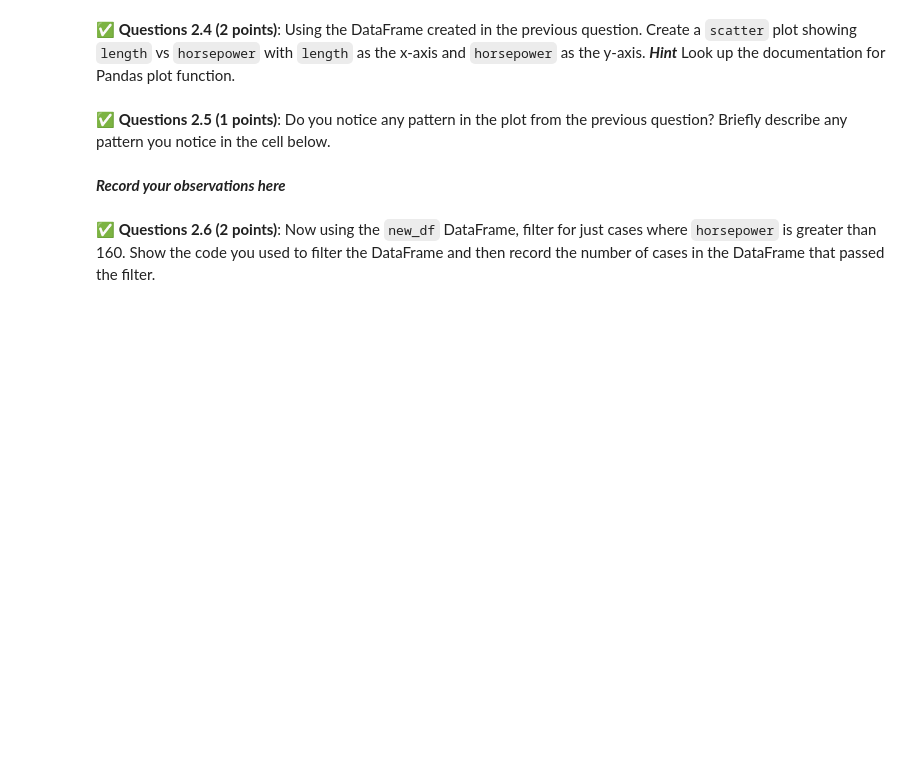
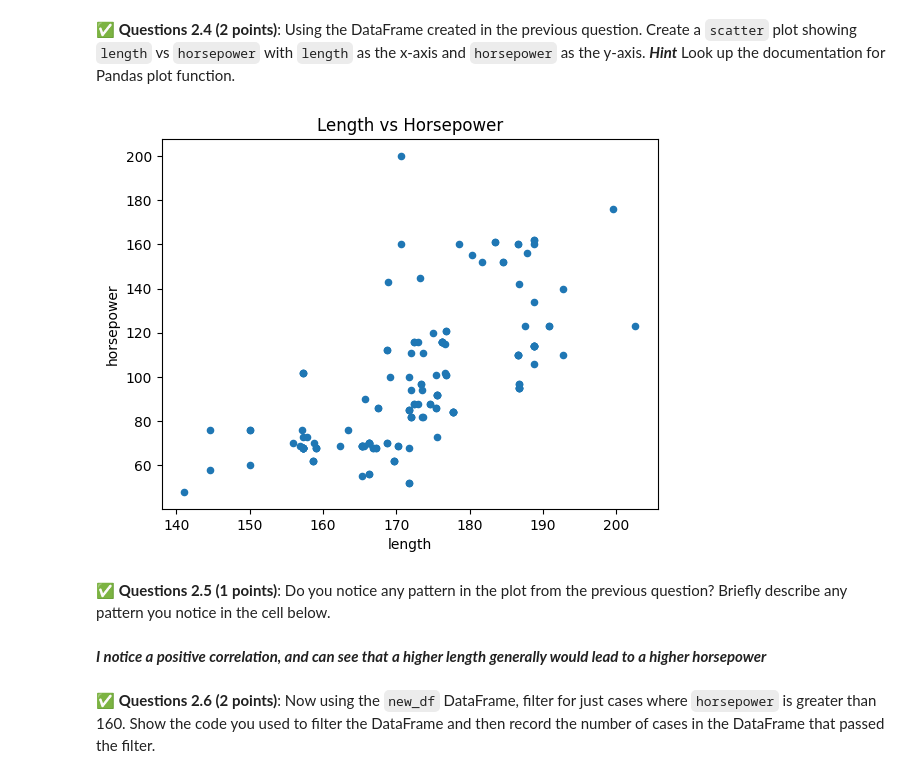
Before and after one commit to jshashank00/CMSE202-f24-turnin, a Jupyter notebook: hw-01/HW-01_GitPracticeDebuggingPythonPackagesAndClasses-STUDENT.ipynb, the cells around one changed output. Drawn from its saved outputs; the diff is of its cells as text; code cells hidden in the pictures; blank space fills up the shorter version.

```diff
--- a/hw-01/HW-01_GitPracticeDebuggingPythonPackagesAndClasses-STUDENT.ipynb
+++ b/hw-01/HW-01_GitPracticeDebuggingPythonPackagesAndClasses-STUDENT.ipynb
@@ -155,0 +178,5 @@ import pandas as pd
+# %%
+# Put code here
+import matplotlib.pyplot as plt
+data = pd.read_csv("auto_price.csv")
+data.head(10)
@@ -171,0 +220,5 @@ import pandas as pd
+# %%
+# Put code here
+# Put code here
+new_df = data[['length', 'horsepower']]
+new_df.head(4)
@@ -176,7 +233,15 @@ import pandas as pd
+# %%
+# Put code here
+# Put code here
+new_df.plot(kind='scatter', x='length', y='horsepower', title='Length vs Horsepower')
+
+plt.show()
+# %% [output]
+[figure, added]
 # %% [markdown]
 &#9989; **Questions 2.5 (1 points)**: Do you notice any pattern in the plot from the previous question? Briefly describe any pattern you notice in the cell below.
-# %% [markdown]
-***Record your observations here***
+# %% [markdown]
+***I notice a positive correlation, and can see that a higher length generally would lead to a higher horsepower***
 # %% [markdown]
 &#9989; **Questions 2.6 (2 points)**: Now using the `new_df` DataFrame, filter for just cases where `horsepower` is greater than 160. Show the code you used to filter the DataFrame and then record the number of cases in the DataFrame that passed the filter.
 # %%
```
Also changed, not shown: parts of 13 cells of this notebook.
